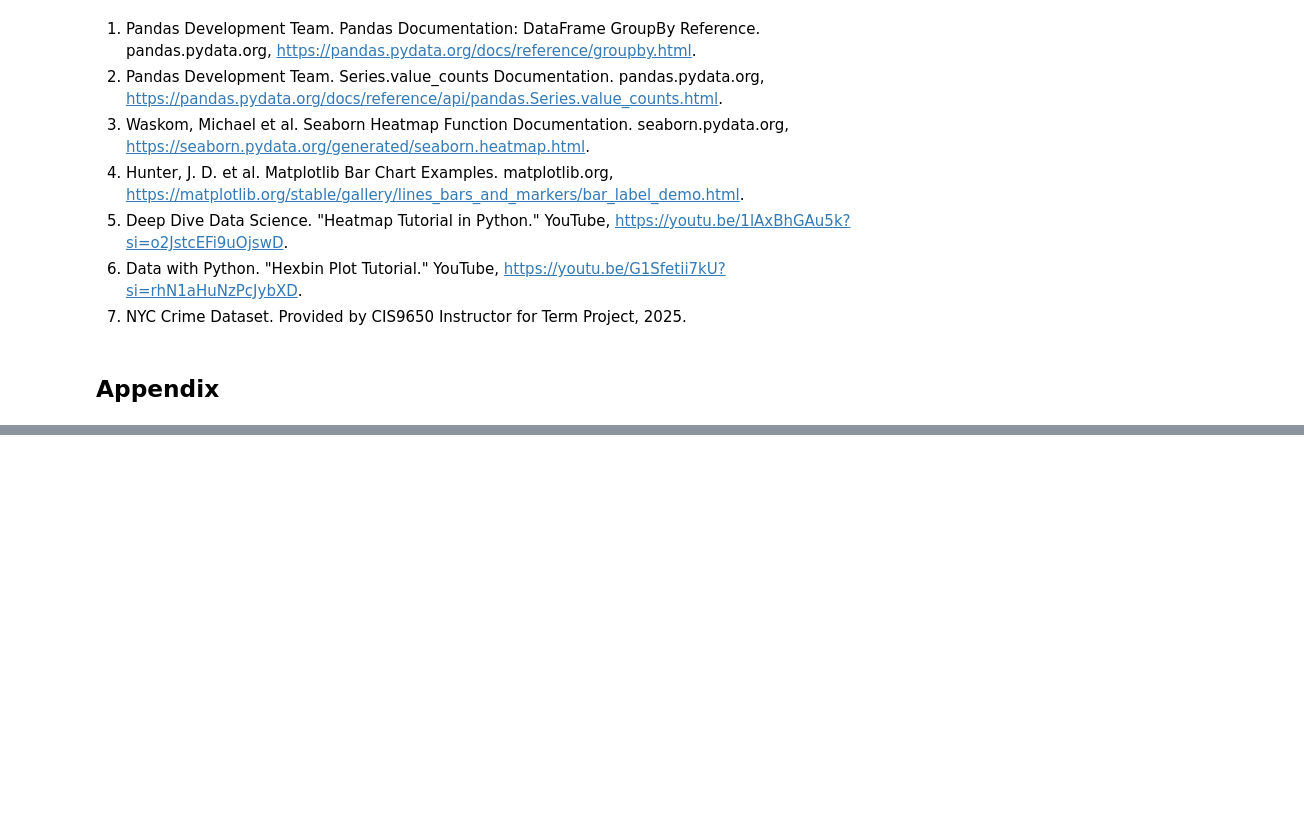
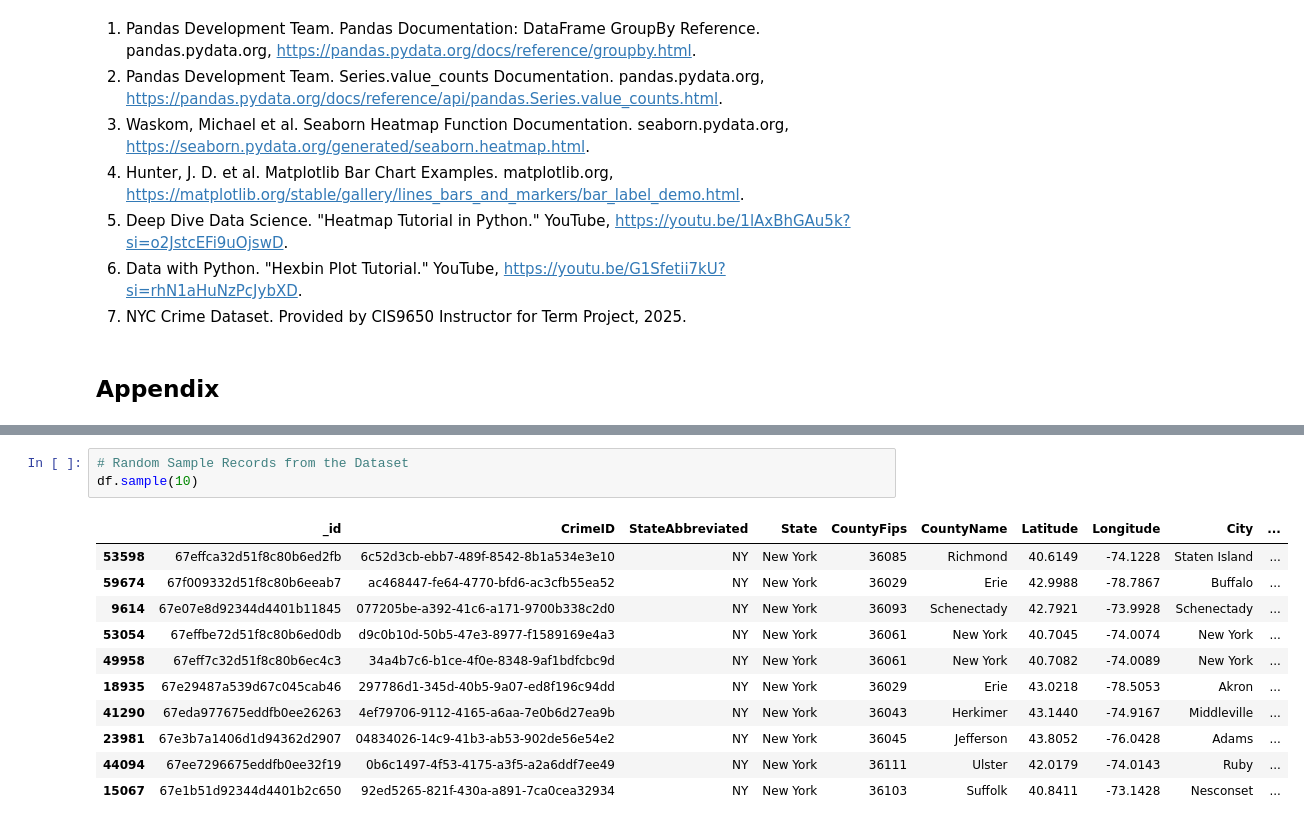
Before and after one commit to Ashliz1/NYC-Crime-Data---Group-10-, a Jupyter notebook: term_project_starter.ipynb, the cells around one changed output, grey strips where cells are left out. Cells and saved outputs as stored; diff of their text form; blank space fills up the shorter version.

```diff
--- a/term_project_starter.ipynb
+++ b/term_project_starter.ipynb
@@ -604,0 +627,15 @@ Time-of-day analysis further showed that crime activity peaks around 5 AM and is
+# %%
+# Random Sample Records from the Dataset
+df.sample(10)
+# %% [output]
+|  | _id | CrimeID | StateAbbreviated | State | CountyFips | CountyName | Latitude | Longitude | City | ... |
+| 53598 | 67effca32d51f8c80b6ed2fb | 6c52d3cb-ebb7-489f-8542-8b1a534e3e10 | NY | New York | 36085 | Richmond | 40.6149 | -74.1228 | Staten Island | ... |
+| 59674 | 67f009332d51f8c80b6eeab7 | ac468447-fe64-4770-bfd6-ac3cfb55ea52 | NY | New York | 36029 | Erie | 42.9988 | -78.7867 | Buffalo | ... |
+| 9614 | 67e07e8d92344d4401b11845 | 077205be-a392-41c6-a171-9700b338c2d0 | NY | New York | 36093 | Schenectady | 42.7921 | -73.9928 | Schenectady | ... |
+| 53054 | 67effbe72d51f8c80b6ed0db | d9c0b10d-50b5-47e3-8977-f1589169e4a3 | NY | New York | 36061 | New York | 40.7045 | -74.0074 | New York | ... |
+| 49958 | 67eff7c32d51f8c80b6ec4c3 | 34a4b7c6-b1ce-4f0e-8348-9af1bdfcbc9d | NY | New York | 36061 | New York | 40.7082 | -74.0089 | New York | ... |
+| 18935 | 67e29487a539d67c045cab46 | 297786d1-345d-40b5-9a07-ed8f196c94dd | NY | New York | 36029 | Erie | 43.0218 | -78.5053 | Akron | ... |
+| 41290 | 67eda977675eddfb0ee26263 | 4ef79706-9112-4165-a6aa-7e0b6d27ea9b | NY | New York | 36043 | Herkimer | 43.1440 | -74.9167 | Middleville | ... |
+| 23981 | 67e3b7a1406d1d94362d2907 | 04834026-14c9-41b3-ab53-902de56e54e2 | NY | New York | 36045 | Jefferson | 43.8052 | -76.0428 | Adams | ... |
+| 44094 | 67ee7296675eddfb0ee32f19 | 0b6c1497-4f53-4175-a3f5-a2a6ddf7ee49 | NY | New York | 36111 | Ulster | 42.0179 | -74.0143 | Ruby | ... |
+| 15067 | 67e1b51d92344d4401b2c650 | 92ed5265-821f-430a-a891-7ca0cea32934 | NY | New York | 36103 | Suffolk | 40.8411 | -73.1428 | Nesconset | ... |
```
Also changed, not shown: parts of 11 cells of this notebook.
